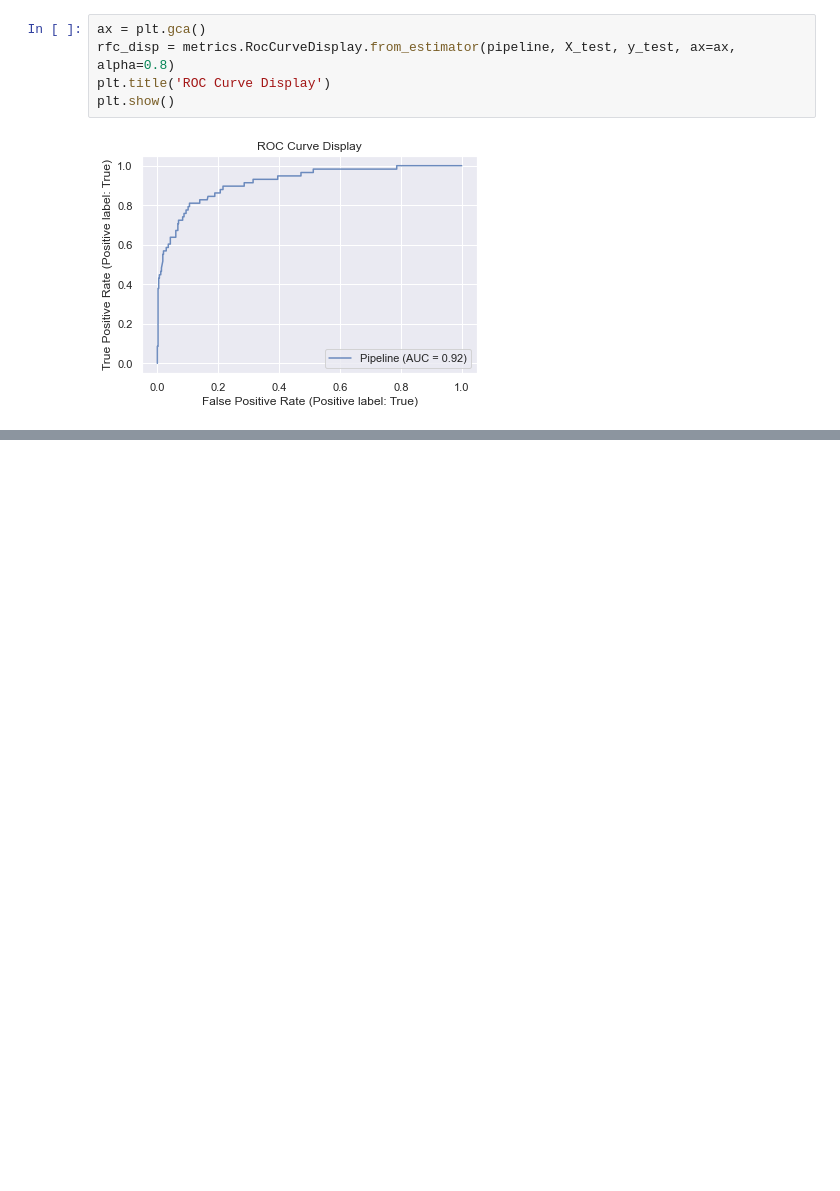
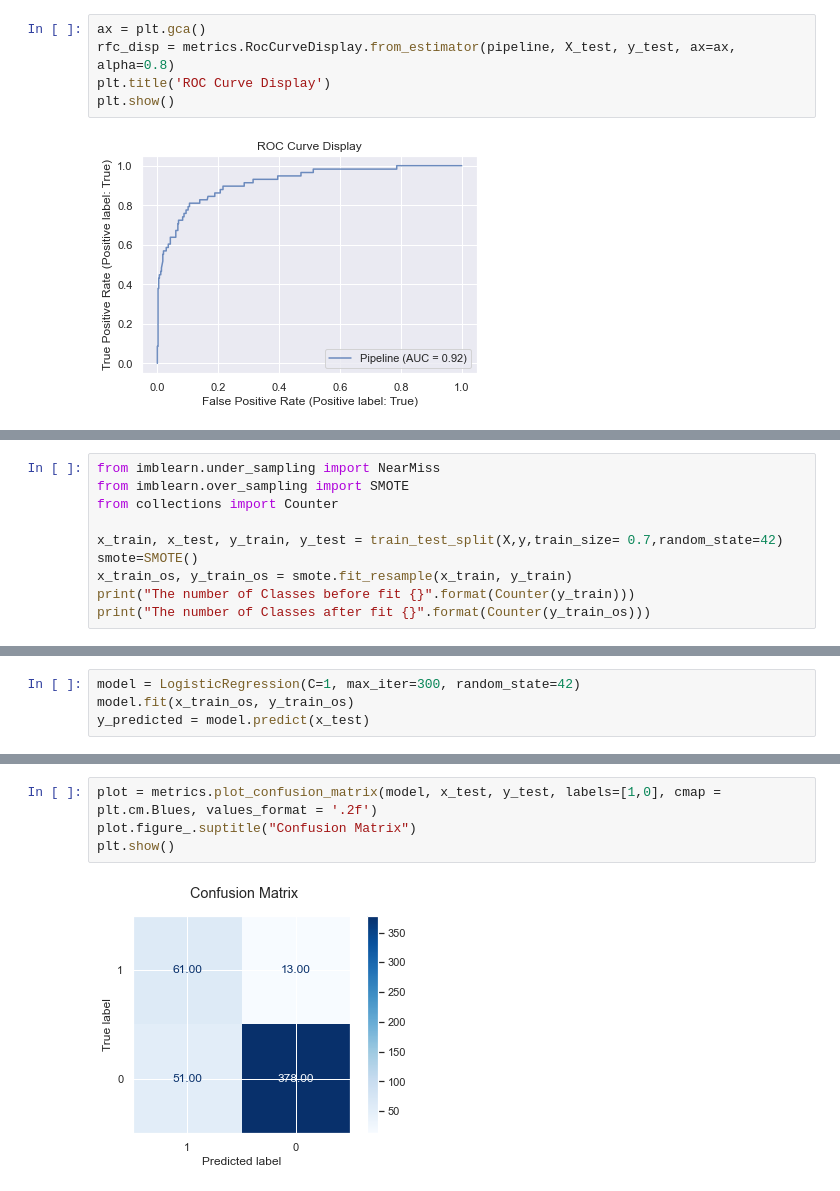
Before and after one commit to W4N2/MLNotebooks, a Jupyter notebook: HealthCareEmployeeChurnPrediction.ipynb, the cells around one changed output, grey strips where cells are left out. Drawn from its saved outputs; the diff is of its cells as text; blank space fills up the shorter version.

Commit message:
further refinements on lib & undersampling performance

```diff
--- a/HealthCareEmployeeChurnPrediction.ipynb
+++ b/HealthCareEmployeeChurnPrediction.ipynb
@@ -167,0 +204,10 @@ plt.show()
+# %%
+from imblearn.under_sampling import NearMiss
+from imblearn.over_sampling import SMOTE
+from collections import Counter
+
+x_train, x_test, y_train, y_test = train_test_split(X,y,train_size= 0.7,random_state=42)
+smote=SMOTE()
+x_train_os, y_train_os = smote.fit_resample(x_train, y_train)
+print("The number of Classes before fit {}".format(Counter(y_train)))
+print("The number of Classes after fit {}".format(Counter(y_train_os)))
@@ -167,0 +217,4 @@ plt.show()
+# %%
+model = LogisticRegression(C=1, max_iter=300, random_state=42)
+model.fit(x_train_os, y_train_os)
+y_predicted = model.predict(x_test)
@@ -167,0 +234,6 @@ plt.show()
+# %%
+plot = metrics.plot_confusion_matrix(model, x_test, y_test, labels=[1,0], cmap = plt.cm.Blues, values_format = '.2f')
+plot.figure_.suptitle("Confusion Matrix")
+plt.show()
+# %% [output]
+[figure, added]
```
Also changed, not shown: parts of 17 cells of this notebook, 2 other files.
